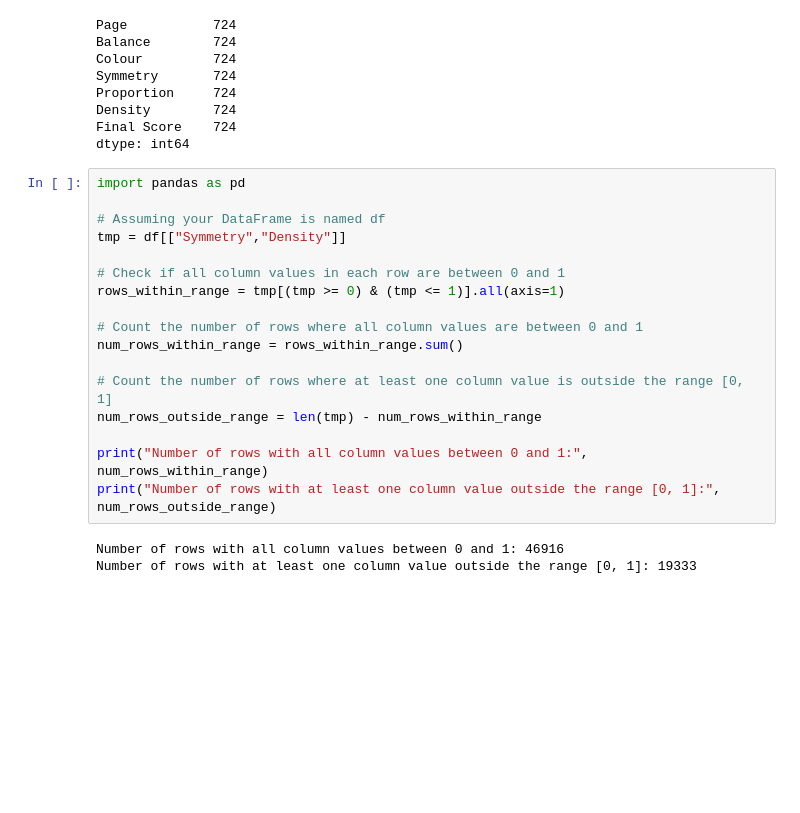
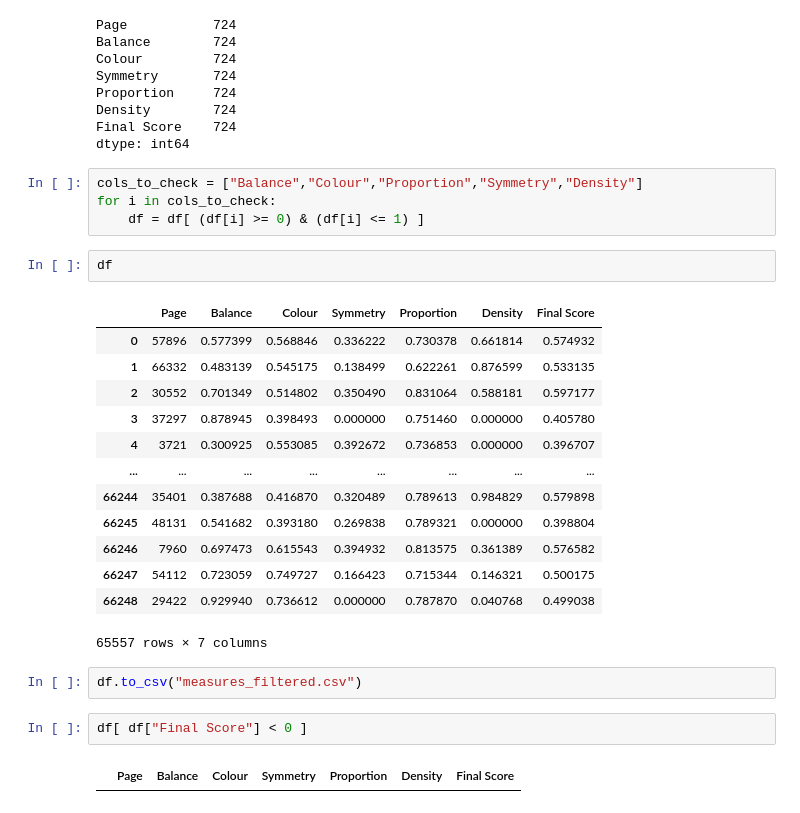
Before and after one commit to anushkad07/Deep-Learning-Project, a Jupyter notebook: MakeDataset.ipynb, the cells around one changed output. Cells and saved outputs as stored; diff of their text form; blank space fills up the shorter version.

```diff
--- a/MakeDataset.ipynb
+++ b/MakeDataset.ipynb
@@ -639,23 +639,29 @@ Proportion     724
 Density        724
 Final Score    724
 dtype: int64
-# %%
-import pandas as pd
-
-# Assuming your DataFrame is named df
-tmp = df[["Symmetry","Density"]]
-
-# Check if all column values in each row are between 0 and 1
-rows_within_range = tmp[(tmp >= 0) & (tmp <= 1)].all(axis=1)
-
-# Count the number of rows where all column values are between 0 and 1
-num_rows_within_range = rows_within_range.sum()
-
-# Count the number of rows where at least one column value is outside the range [0, 1]
-num_rows_outside_range = len(tmp) - num_rows_within_range
-
-print("Number of rows with all column values between 0 and 1:", num_rows_within_range)
-print("Number of rows with at least one column value outside the range [0, 1]:", num_rows_outside_range)
-# %% [output]
-Number of rows with all column values between 0 and 1: 46916
-Number of rows with at least one column value outside the range [0, 1]: 19333
+# %%
+cols_to_check = ["Balance","Colour","Proportion","Symmetry","Density"]
+for i in cols_to_check:
+    df = df[ (df[i] >= 0) & (df[i] <= 1) ]
+# %%
+df
+# %% [output]
+|  | Page | Balance | Colour | Symmetry | Proportion | Density | Final Score |
+| 0 | 57896 | 0.577399 | 0.568846 | 0.336222 | 0.730378 | 0.661814 | 0.574932 |
+| 1 | 66332 | 0.483139 | 0.545175 | 0.138499 | 0.622261 | 0.876599 | 0.533135 |
+| 2 | 30552 | 0.701349 | 0.514802 | 0.350490 | 0.831064 | 0.588181 | 0.597177 |
+| 3 | 37297 | 0.878945 | 0.398493 | 0.000000 | 0.751460 | 0.000000 | 0.405780 |
+| 4 | 3721 | 0.300925 | 0.553085 | 0.392672 | 0.736853 | 0.000000 | 0.396707 |
+| ... | ... | ... | ... | ... | ... | ... | ... |
+| 66244 | 35401 | 0.387688 | 0.416870 | 0.320489 | 0.789613 | 0.984829 | 0.579898 |
+| 66245 | 48131 | 0.541682 | 0.393180 | 0.269838 | 0.789321 | 0.000000 | 0.398804 |
+| 66246 | 7960 | 0.697473 | 0.615543 | 0.394932 | 0.813575 | 0.361389 | 0.576582 |
+| 66247 | 54112 | 0.723059 | 0.749727 | 0.166423 | 0.715344 | 0.146321 | 0.500175 |
+| 66248 | 29422 | 0.929940 | 0.736612 | 0.000000 | 0.787870 | 0.040768 | 0.499038 |
+65557 rows × 7 columns
+# %%
+df.to_csv("measures_filtered.csv")
+# %%
+df[ df["Final Score"] < 0 ]
+# %% [output]
+|  | Page | Balance | Colour | Symmetry | Proportion | Density | Final Score |
```
Also changed, not shown: 2 other files.
